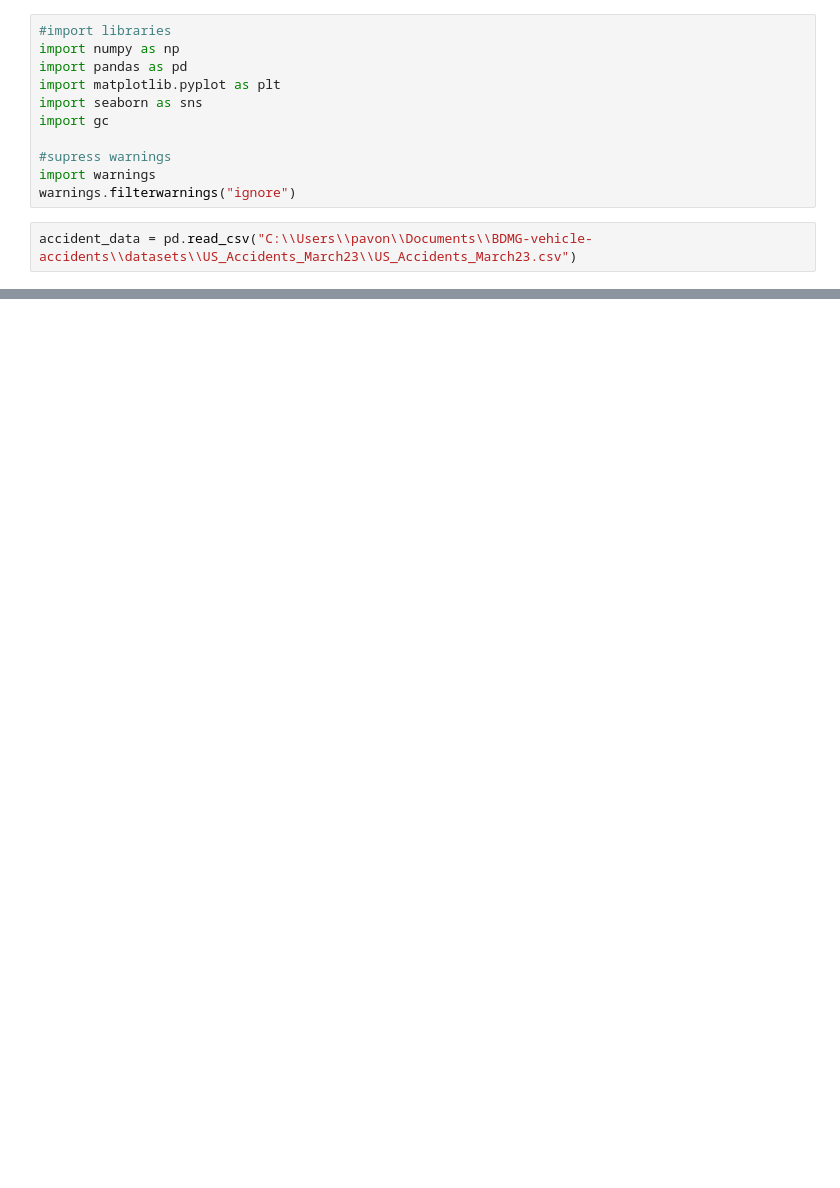
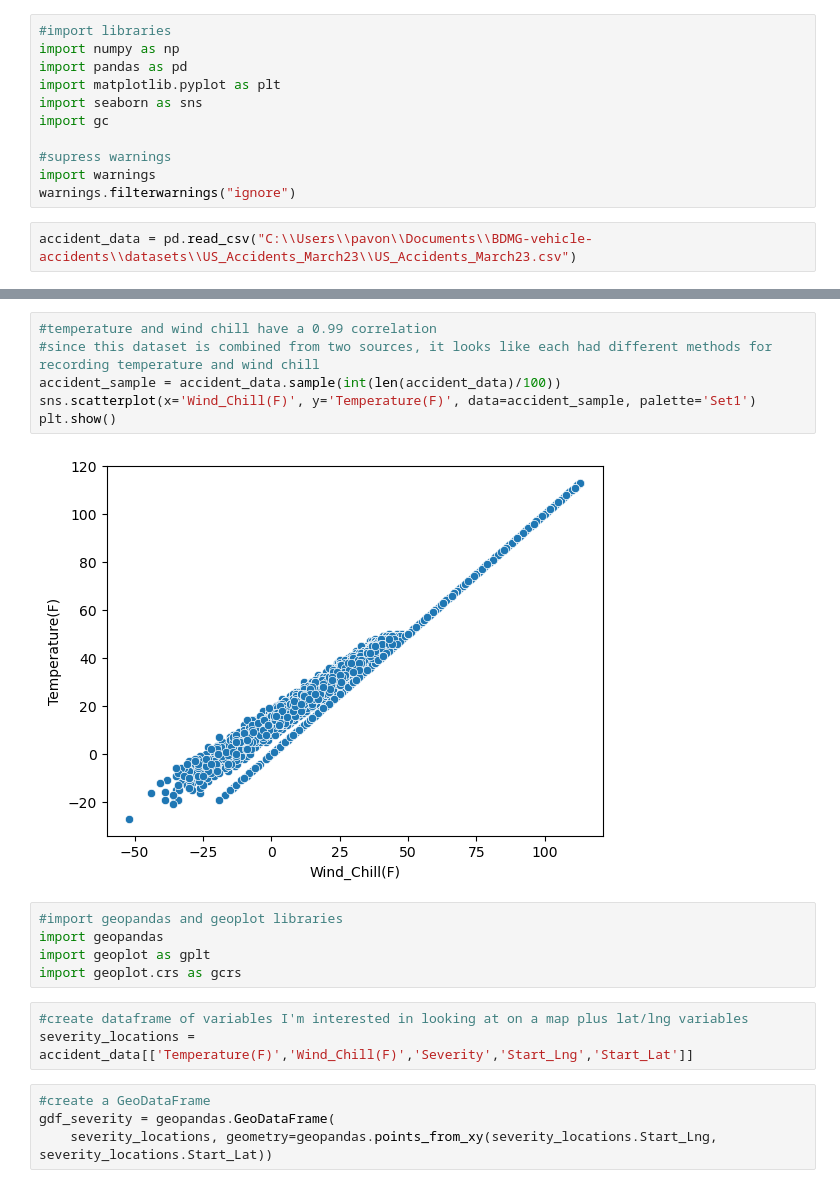
Before and after one commit to cosimop2000/BDMG-vehicle-accidents, a Jupyter notebook: workflows/vehicle-accident-pandas.ipynb, the cells around one changed output, grey strips where cells are left out. Drawn from its saved outputs; the diff is of its cells as text; blank space fills up the shorter version.

```diff
--- a/workflows/vehicle-accident-pandas.ipynb
+++ b/workflows/vehicle-accident-pandas.ipynb
@@ -56,0 +359,20 @@ Astronomical_Twilight: 23246 (0.30078694228063424%)
+# %%
+#temperature and wind chill have a 0.99 correlation
+#since this dataset is combined from two sources, it looks like each had different methods for recording temperature and wind chill
+accident_sample = accident_data.sample(int(len(accident_data)/100))
+sns.scatterplot(x='Wind_Chill(F)', y='Temperature(F)', data=accident_sample, palette='Set1')
+plt.show()
+# %% [output]
+[figure, added]
+# %%
+#import geopandas and geoplot libraries
+import geopandas
+import geoplot as gplt
+import geoplot.crs as gcrs
+# %%
+#create dataframe of variables I'm interested in looking at on a map plus lat/lng variables
+severity_locations = accident_data[['Temperature(F)','Wind_Chill(F)','Severity','Start_Lng','Start_Lat']]
+# %%
+#create a GeoDataFrame
+gdf_severity = geopandas.GeoDataFrame(
+    severity_locations, geometry=geopandas.points_from_xy(severity_locations.Start_Lng, severity_locations.Start_Lat))
```
Also changed, not shown: parts of 59 cells of this notebook.
